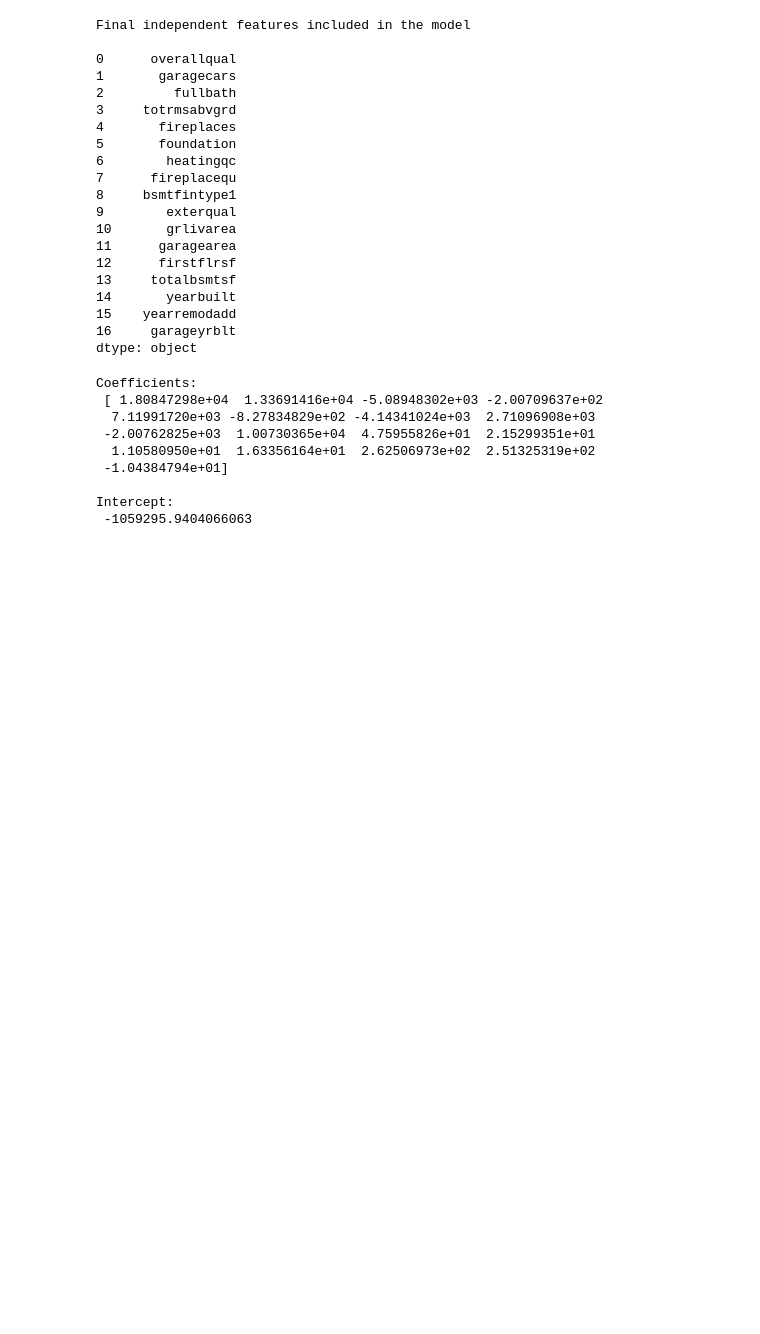
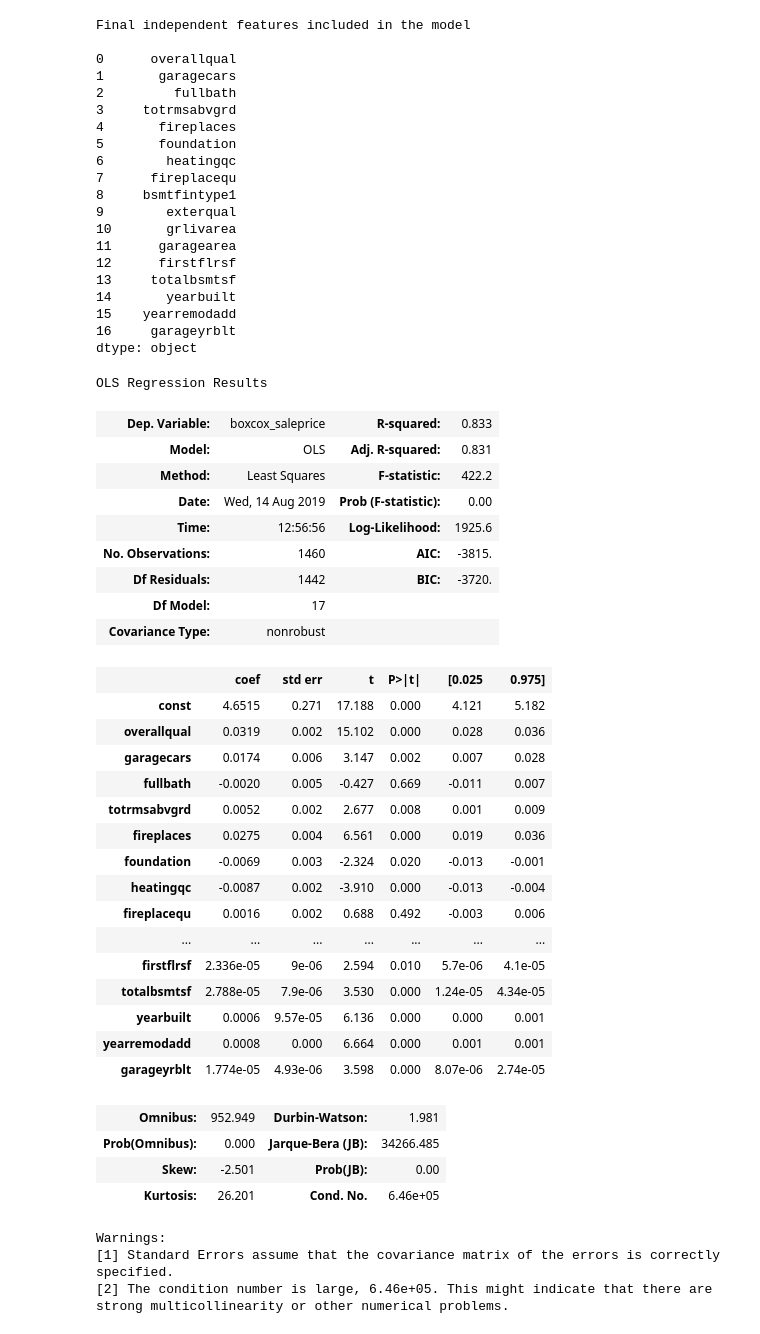
Before and after one commit to dstolbert/Exploring-Multiple-Linear-Regression, a Jupyter notebook: Multiple Linear Regressions to predict Housing Prices.ipynb, the cells around one changed output. Drawn from its saved outputs; the diff is of its cells as text; code cells hidden in the pictures; blank space fills up the shorter version.

Commit message:
Add model summary table

```diff
--- a/Multiple Linear Regressions to predict Housing Prices.ipynb
+++ b/Multiple Linear Regressions to predict Housing Prices.ipynb
@@ -318,23 +318,45 @@ Final independent features included in the model
 dtype: object
 # %%
 #Sort data into dependent and independent variables
-Y = coded_df['saleprice']
+Y = coded_df['boxcox_saleprice']
 X = coded_df[features]
+X = sm.add_constant(X)
 
-#Initialize model and fit data to model
-lrm = linear_model.LinearRegression()
-lrm.fit(X,Y)
 
-#Print results
-print('\nCoefficients: \n', lrm.coef_)
-print('\nIntercept: \n', lrm.intercept_)
+results = sm.OLS(Y,X).fit()
+results.summary()
 # %% [output]
-Coefficients:
- [ 1.80847298e+04  1.33691416e+04 -5.08948302e+03 -2.00709637e+02
-  7.11991720e+03 -8.27834829e+02 -4.14341024e+03  2.71096908e+03
- -2.00762825e+03  1.00730365e+04  4.75955826e+01  2.15299351e+01
-  1.10580950e+01  1.63356164e+01  2.62506973e+02  2.51325319e+02
- -1.04384794e+01]
-
-Intercept:
- -1059295.9404066063
+OLS Regression Results
+| Dep. Variable: | boxcox_saleprice | R-squared: | 0.833 |
+| Model: | OLS | Adj. R-squared: | 0.831 |
+| Method: | Least Squares | F-statistic: | 422.2 |
+| Date: | Wed, 14 Aug 2019 | Prob (F-statistic): | 0.00 |
+| Time: | 12:56:56 | Log-Likelihood: | 1925.6 |
+| No. Observations: | 1460 | AIC: | -3815. |
+| Df Residuals: | 1442 | BIC: | -3720. |
+| Df Model: | 17 |  |  |
+| Covariance Type: | nonrobust |  |  |
+|  | coef | std err | t | P>|t| | [0.025 | 0.975] |
+| const | 4.6515 | 0.271 | 17.188 | 0.000 | 4.121 | 5.182 |
+| overallqual | 0.0319 | 0.002 | 15.102 | 0.000 | 0.028 | 0.036 |
+| garagecars | 0.0174 | 0.006 | 3.147 | 0.002 | 0.007 | 0.028 |
+| fullbath | -0.0020 | 0.005 | -0.427 | 0.669 | -0.011 | 0.007 |
+| totrmsabvgrd | 0.0052 | 0.002 | 2.677 | 0.008 | 0.001 | 0.009 |
+| fireplaces | 0.0275 | 0.004 | 6.561 | 0.000 | 0.019 | 0.036 |
+| foundation | -0.0069 | 0.003 | -2.324 | 0.020 | -0.013 | -0.001 |
+| heatingqc | -0.0087 | 0.002 | -3.910 | 0.000 | -0.013 | -0.004 |
+| fireplacequ | 0.0016 | 0.002 | 0.688 | 0.492 | -0.003 | 0.006 |
+| ... | ... | ... | ... | ... | ... | ... |
+| firstflrsf | 2.336e-05 | 9e-06 | 2.594 | 0.010 | 5.7e-06 | 4.1e-05 |
+| totalbsmtsf | 2.788e-05 | 7.9e-06 | 3.530 | 0.000 | 1.24e-05 | 4.34e-05 |
+| yearbuilt | 0.0006 | 9.57e-05 | 6.136 | 0.000 | 0.000 | 0.001 |
+| yearremodadd | 0.0008 | 0.000 | 6.664 | 0.000 | 0.001 | 0.001 |
+| garageyrblt | 1.774e-05 | 4.93e-06 | 3.598 | 0.000 | 8.07e-06 | 2.74e-05 |
+| Omnibus: | 952.949 | Durbin-Watson: | 1.981 |
+| Prob(Omnibus): | 0.000 | Jarque-Bera (JB): | 34266.485 |
+| Skew: | -2.501 | Prob(JB): | 0.00 |
+| Kurtosis: | 26.201 | Cond. No. | 6.46e+05 |
+Warnings:
+[1] Standard Errors assume that the covariance matrix of the errors is correctly specified.
+[2] The condition number is large, 6.46e+05. This might indicate that there are
+strong multicollinearity or other numerical problems.
```
